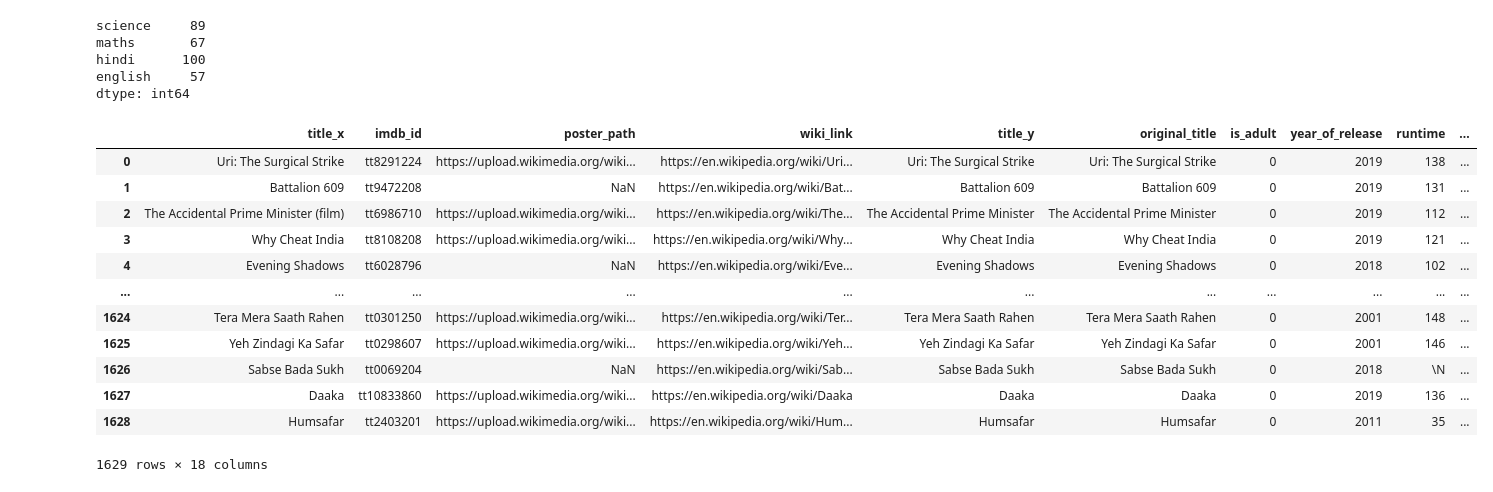
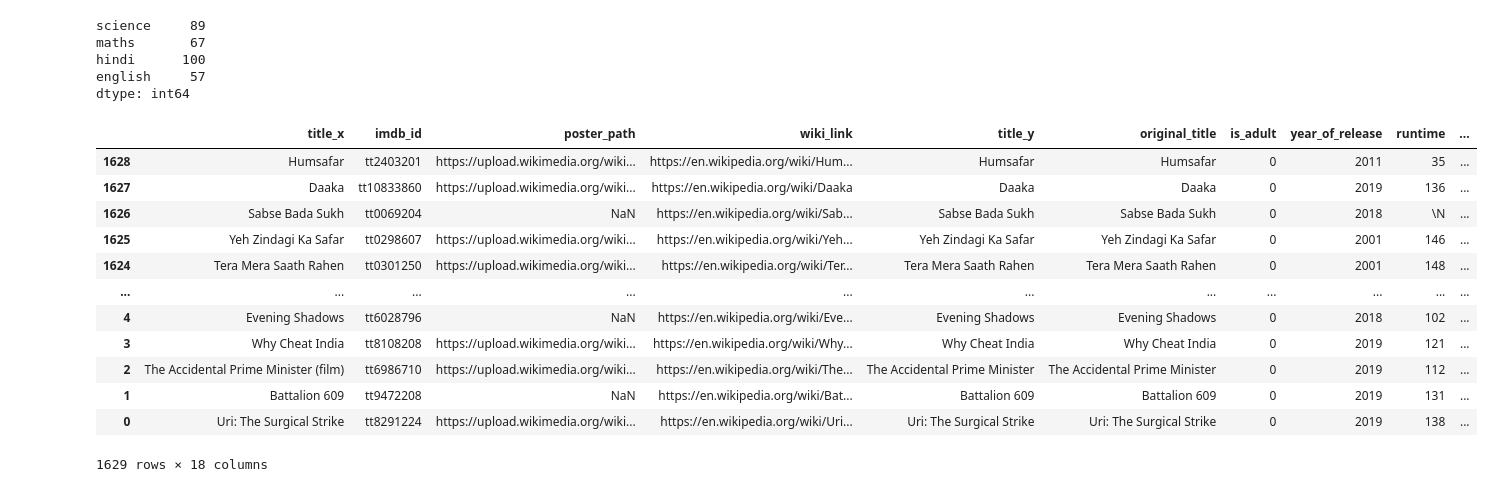
Before and after one commit to amitmishra-cs/Python-for-data-Science-2024, a Jupyter notebook: 05_Pandas/01_pandas.ipynb, the cells around one changed output. Drawn from its saved outputs; the diff is of its cells as text; code cells hidden in the pictures.

```diff
--- a/05_Pandas/01_pandas.ipynb
+++ b/05_Pandas/01_pandas.ipynb
@@ -1795,19 +1795,19 @@ maths       67
 hindi      100
 english     57
 dtype: int64
-# %%
-movies
-# %% [output]
-|  | title_x | imdb_id | poster_path | wiki_link | title_y | original_title | is_adult | year_of_release | runtime | ... |
-| 0 | Uri: The Surgical Strike | tt8291224 | https://upload.wikimedia.org/wiki... | https://en.wikipedia.org/wiki/Uri... | Uri: The Surgical Strike | Uri: The Surgical Strike | 0 | 2019 | 138 | ... |
-| 1 | Battalion 609 | tt9472208 | NaN | https://en.wikipedia.org/wiki/Bat... | Battalion 609 | Battalion 609 | 0 | 2019 | 131 | ... |
-| 2 | The Accidental Prime Minister (film) | tt6986710 | https://upload.wikimedia.org/wiki... | https://en.wikipedia.org/wiki/The... | The Accidental Prime Minister | The Accidental Prime Minister | 0 | 2019 | 112 | ... |
-| 3 | Why Cheat India | tt8108208 | https://upload.wikimedia.org/wiki... | https://en.wikipedia.org/wiki/Why... | Why Cheat India | Why Cheat India | 0 | 2019 | 121 | ... |
-| 4 | Evening Shadows | tt6028796 | NaN | https://en.wikipedia.org/wiki/Eve... | Evening Shadows | Evening Shadows | 0 | 2018 | 102 | ... |
-| ... | ... | ... | ... | ... | ... | ... | ... | ... | ... | ... |
-| 1624 | Tera Mera Saath Rahen | tt0301250 | https://upload.wikimedia.org/wiki... | https://en.wikipedia.org/wiki/Ter... | Tera Mera Saath Rahen | Tera Mera Saath Rahen | 0 | 2001 | 148 | ... |
-| 1625 | Yeh Zindagi Ka Safar | tt0298607 | https://upload.wikimedia.org/wiki... | https://en.wikipedia.org/wiki/Yeh... | Yeh Zindagi Ka Safar | Yeh Zindagi Ka Safar | 0 | 2001 | 146 | ... |
-| 1626 | Sabse Bada Sukh | tt0069204 | NaN | https://en.wikipedia.org/wiki/Sab... | Sabse Bada Sukh | Sabse Bada Sukh | 0 | 2018 | \N | ... |
-| 1627 | Daaka | tt10833860 | https://upload.wikimedia.org/wiki... | https://en.wikipedia.org/wiki/Daaka | Daaka | Daaka | 0 | 2019 | 136 | ... |
-| 1628 | Humsafar | tt2403201 | https://upload.wikimedia.org/wiki... | https://en.wikipedia.org/wiki/Hum... | Humsafar | Humsafar | 0 | 2011 | 35 | ... |
-1629 rows × 18 columns
+# %%
+movies.sort_index(ascending=False)
+# %% [output]
+|  | title_x | imdb_id | poster_path | wiki_link | title_y | original_title | is_adult | year_of_release | runtime | ... |
+| 1628 | Humsafar | tt2403201 | https://upload.wikimedia.org/wiki... | https://en.wikipedia.org/wiki/Hum... | Humsafar | Humsafar | 0 | 2011 | 35 | ... |
+| 1627 | Daaka | tt10833860 | https://upload.wikimedia.org/wiki... | https://en.wikipedia.org/wiki/Daaka | Daaka | Daaka | 0 | 2019 | 136 | ... |
+| 1626 | Sabse Bada Sukh | tt0069204 | NaN | https://en.wikipedia.org/wiki/Sab... | Sabse Bada Sukh | Sabse Bada Sukh | 0 | 2018 | \N | ... |
+| 1625 | Yeh Zindagi Ka Safar | tt0298607 | https://upload.wikimedia.org/wiki... | https://en.wikipedia.org/wiki/Yeh... | Yeh Zindagi Ka Safar | Yeh Zindagi Ka Safar | 0 | 2001 | 146 | ... |
+| 1624 | Tera Mera Saath Rahen | tt0301250 | https://upload.wikimedia.org/wiki... | https://en.wikipedia.org/wiki/Ter... | Tera Mera Saath Rahen | Tera Mera Saath Rahen | 0 | 2001 | 148 | ... |
+| ... | ... | ... | ... | ... | ... | ... | ... | ... | ... | ... |
+| 4 | Evening Shadows | tt6028796 | NaN | https://en.wikipedia.org/wiki/Eve... | Evening Shadows | Evening Shadows | 0 | 2018 | 102 | ... |
+| 3 | Why Cheat India | tt8108208 | https://upload.wikimedia.org/wiki... | https://en.wikipedia.org/wiki/Why... | Why Cheat India | Why Cheat India | 0 | 2019 | 121 | ... |
+| 2 | The Accidental Prime Minister (film) | tt6986710 | https://upload.wikimedia.org/wiki... | https://en.wikipedia.org/wiki/The... | The Accidental Prime Minister | The Accidental Prime Minister | 0 | 2019 | 112 | ... |
+| 1 | Battalion 609 | tt9472208 | NaN | https://en.wikipedia.org/wiki/Bat... | Battalion 609 | Battalion 609 | 0 | 2019 | 131 | ... |
+| 0 | Uri: The Surgical Strike | tt8291224 | https://upload.wikimedia.org/wiki... | https://en.wikipedia.org/wiki/Uri... | Uri: The Surgical Strike | Uri: The Surgical Strike | 0 | 2019 | 138 | ... |
+1629 rows × 18 columns
```
Also changed, not shown: parts of 6 cells of this notebook.
